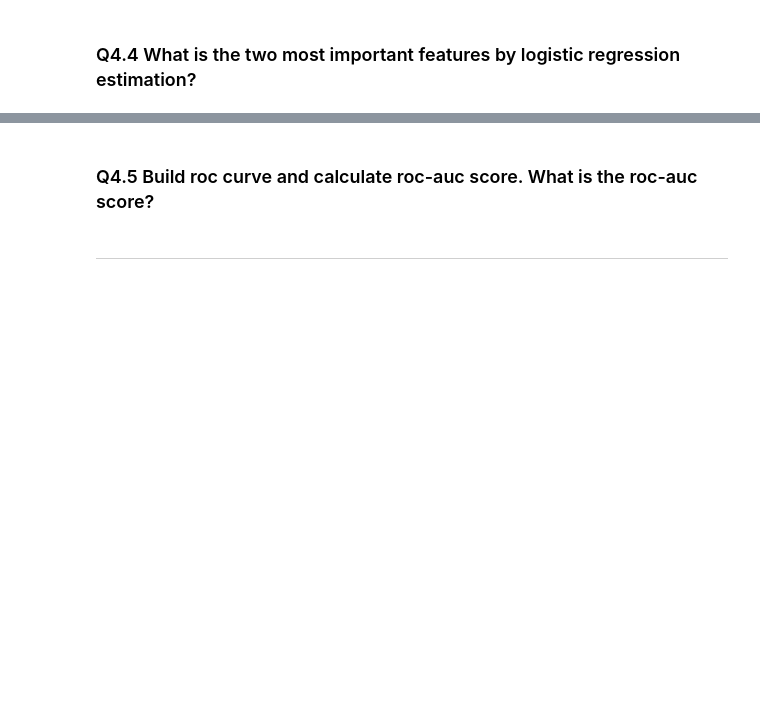
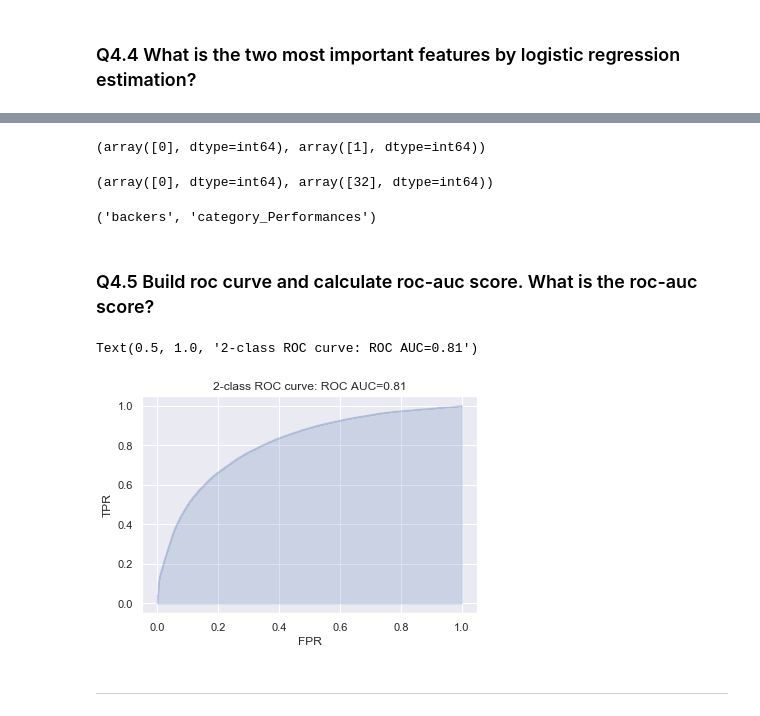
Before and after one commit to annenkova97/Intro2DS, a Jupyter notebook: HW2/assigment_2_reupload.ipynb, the cells around one changed output, grey strips where cells are left out. Cells and saved outputs as stored; diff of their text form; code cells hidden in the pictures; blank space fills up the shorter version.

```diff
--- a/HW2/assigment_2_reupload.ipynb
+++ b/HW2/assigment_2_reupload.ipynb
@@ -1072,5 +1122,35 @@ reg.coef_
+# %%
+np.where(gs.best_estimator_.coef_ > 1e+03)
+# %% [output]
+(array([0], dtype=int64), array([1], dtype=int64))
+# %%
+np.where((gs.best_estimator_.coef_ < 6e+01) & (gs.best_estimator_.coef_ > 5.98e+01))
+# %% [output]
+(array([0], dtype=int64), array([32], dtype=int64))
+# %%
+X_test.columns[1], X_test.columns[32]
+# %% [output]
+('backers', 'category_Performances')
 # %% [markdown]
 ### Q4.5 Build roc curve and calculate roc-auc score. What is the roc-auc score?
+# %%
+y_prob = gs.best_estimator_.predict_proba(X_test)
+y_prob = y_prob[:, 1]
+# %%
+from sklearn.metrics import roc_curve, roc_auc_score
+
+fpr, tpr, _ = roc_curve(y_test, y_prob)
+plt.step(fpr, tpr, color='b', alpha=0.2,
+         where='post')
+plt.fill_between(fpr, tpr, alpha=0.2, color='b')
+
+plt.xlabel('FPR')
+plt.ylabel('TPR')
+plt.title('2-class ROC curve: ROC AUC={0:0.2f}'.format(
+          roc_auc_score(y_test, y_prob)))
+# %% [output]
+Text(0.5, 1.0, '2-class ROC curve: ROC AUC=0.81')
+[figure, added]
 # %% [markdown]
 ------
 # %% [markdown]
```
Also changed, not shown: parts of 7 cells of this notebook.
